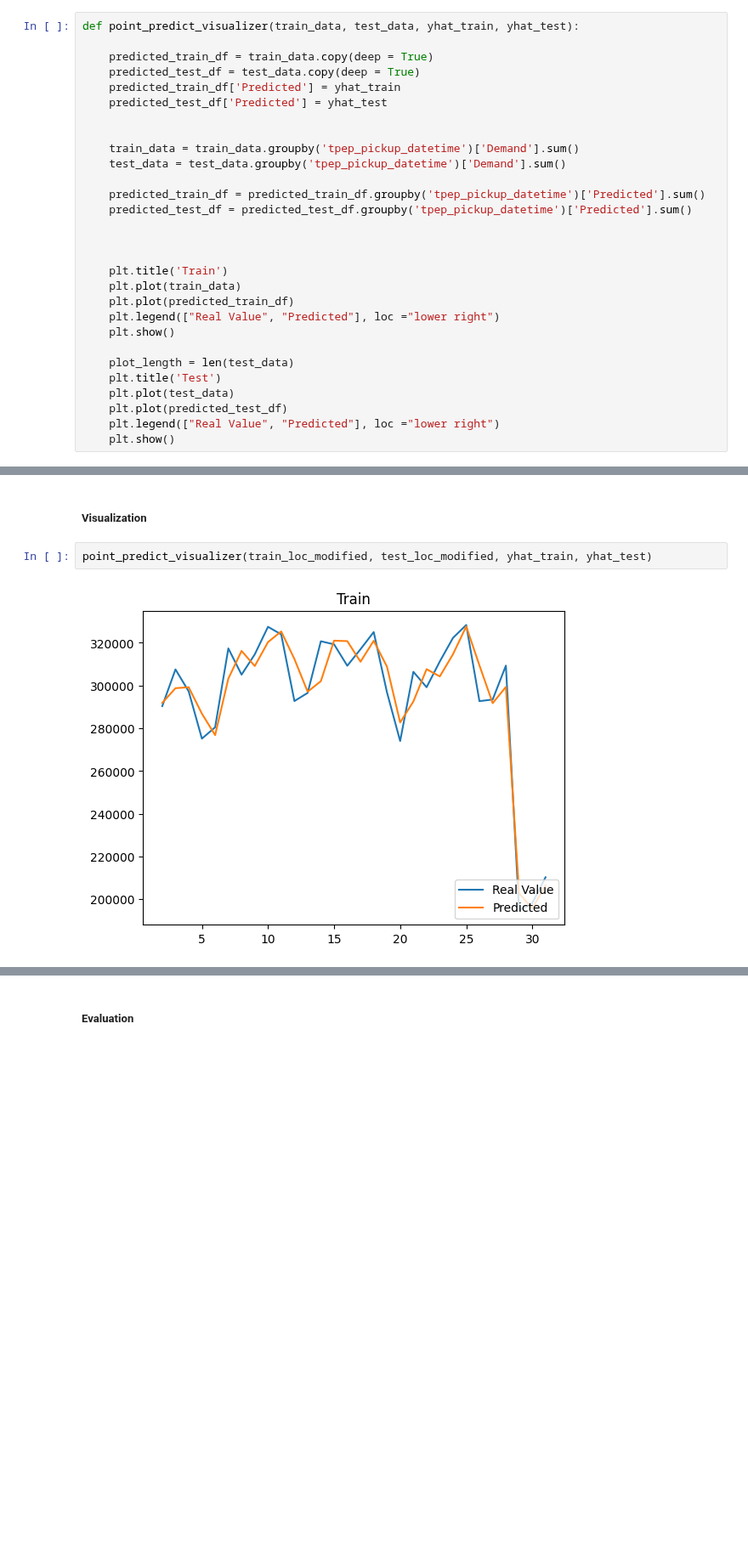
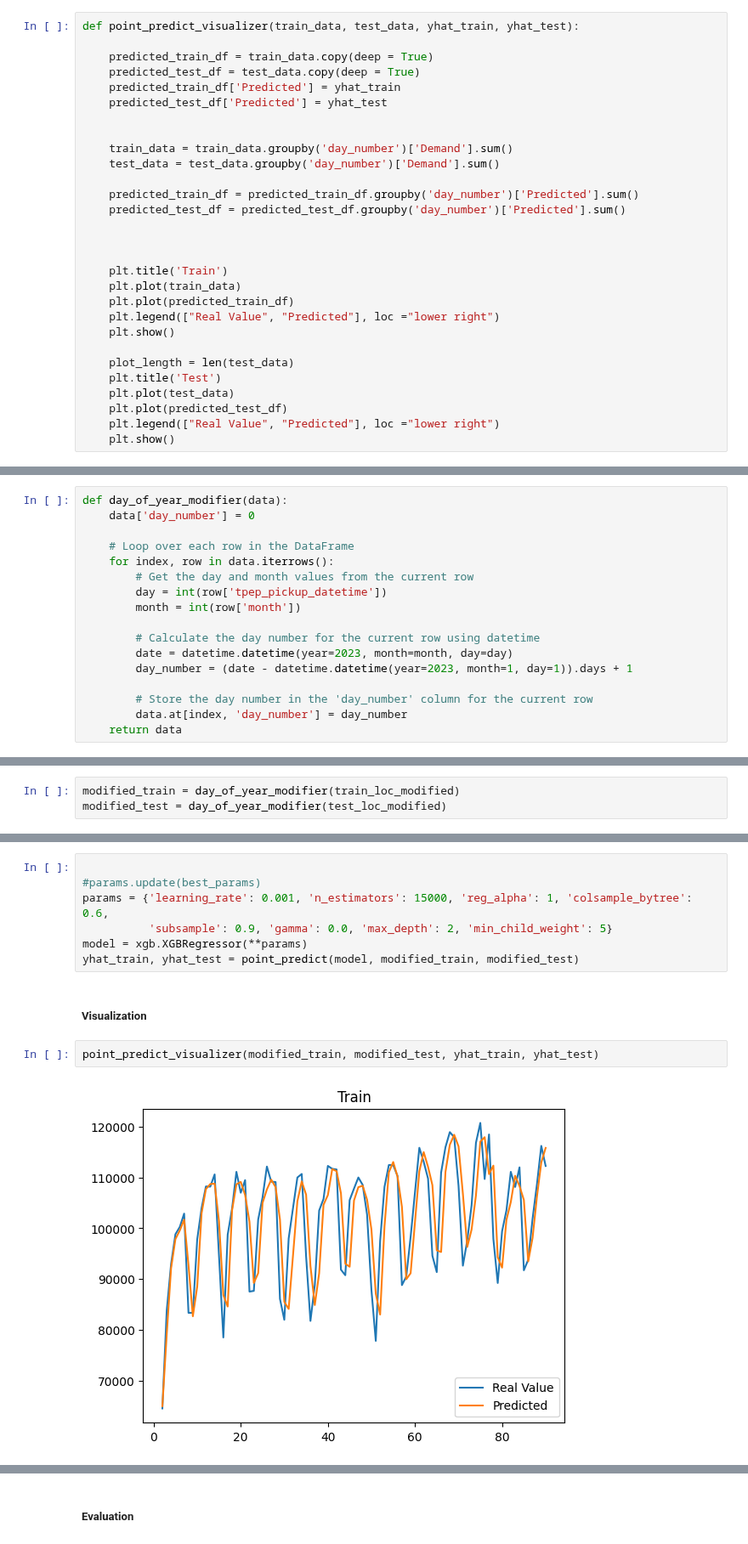
Before and after one commit to danaeis/shoofer-demand-prediction, a Jupyter notebook: Shoojer_phase_1 (ML).ipynb, the cells around one changed output, grey strips where cells are left out. Shown at 85% size. Saved outputs shown, nothing was run; the diff lists cells and outputs as text; blank space fills up the shorter version.

```diff
--- a/Shoojer_phase_1 (ML).ipynb
+++ b/Shoojer_phase_1 (ML).ipynb
@@ -176,11 +124,11 @@ def point_predict_visualizer(train_data, test_data, yhat_train, yhat_test):
     predicted_test_df['Predicted'] = yhat_test
 
 
-    train_data = train_data.groupby('tpep_pickup_datetime')['Demand'].sum()
-    test_data = test_data.groupby('tpep_pickup_datetime')['Demand'].sum()
+    train_data = train_data.groupby('day_number')['Demand'].sum()
+    test_data = test_data.groupby('day_number')['Demand'].sum()
 
-    predicted_train_df = predicted_train_df.groupby('tpep_pickup_datetime')['Predicted'].sum()
-    predicted_test_df = predicted_test_df.groupby('tpep_pickup_datetime')['Predicted'].sum()
+    predicted_train_df = predicted_train_df.groupby('day_number')['Predicted'].sum()
+    predicted_test_df = predicted_test_df.groupby('day_number')['Predicted'].sum()
 
 
 
@@ -247,6 +194,23 @@ def get_locations_mean_demand(locations_id, data):
     for location_id in locations_id:
         sum_demands.append({location_id : data[data['PULocationID'] == location_id]['Demand'].mean()})
     return sum_demands
+# %%
+def day_of_year_modifier(data):
+    data['day_number'] = 0
+
+    # Loop over each row in the DataFrame
+    for index, row in data.iterrows():
+        # Get the day and month values from the current row
+        day = int(row['tpep_pickup_datetime'])
+        month = int(row['month'])
+
+        # Calculate the day number for the current row using datetime
+        date = datetime.datetime(year=2023, month=month, day=day)
+        day_number = (date - datetime.datetime(year=2023, month=1, day=1)).days + 1
+
+        # Store the day number in the 'day_number' column for the current row
+        data.at[index, 'day_number'] = day_number
+    return data
 # %% [markdown]
 # Main
 # %% [markdown]
@@ -275,6 +240,9 @@ test_grouped = grouping_by(test_data, group_list)
 # %%
 train_loc_modified = location_format_modifier(train_grouped)
 test_loc_modified = location_format_modifier(test_grouped)
+# %%
+modified_train = day_of_year_modifier(train_loc_modified)
+modified_test = day_of_year_modifier(test_loc_modified)
 # %% [markdown]
 ## **Linear Regression**
 # %% [markdown]
@@ -418,6 +384,13 @@ yhat_train, yhat_test = point_predict(model, train_loc_modified, test_loc_modifi
+# %%
+
+#params.update(best_params)
+params = {'learning_rate': 0.001, 'n_estimators': 15000, 'reg_alpha': 1, 'colsample_bytree': 0.6,
+          'subsample': 0.9, 'gamma': 0.0, 'max_depth': 2, 'min_child_weight': 5}
+model = xgb.XGBRegressor(**params)
+yhat_train, yhat_test = point_predict(model, modified_train, modified_test)
 # %% [markdown]
 ##### Visualization
 # %%
-point_predict_visualizer(train_loc_modified, test_loc_modified, yhat_train, yhat_test)
+point_predict_visualizer(modified_train, modified_test, yhat_train, yhat_test)
 # %% [output]
-[figure, old version]
+[figure, new version]
```
Also changed, not shown: parts of 35 cells of this notebook, 1 other file.
